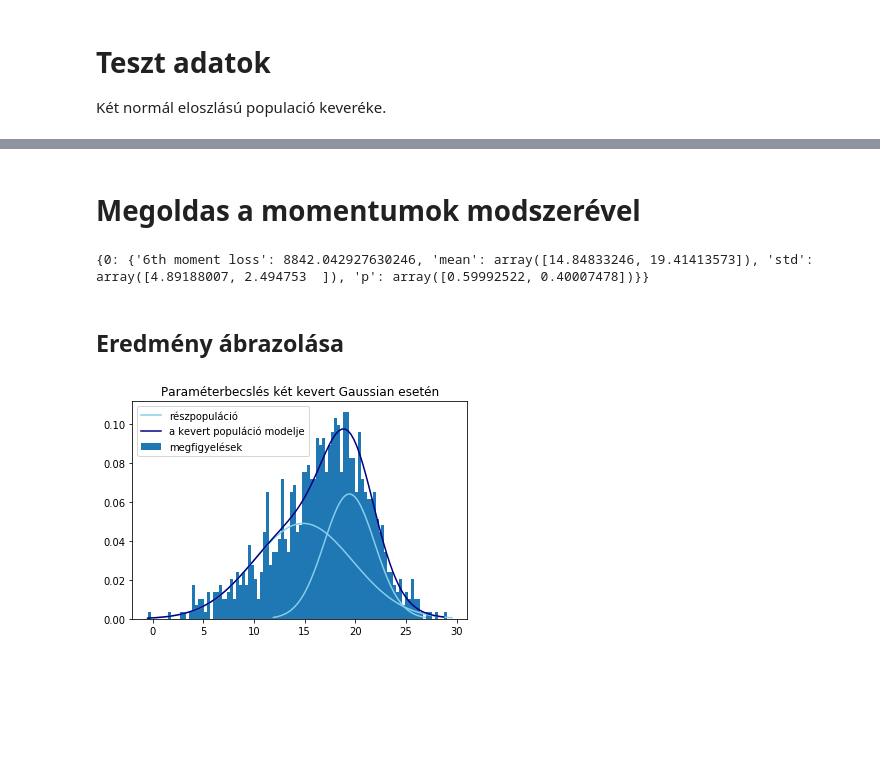
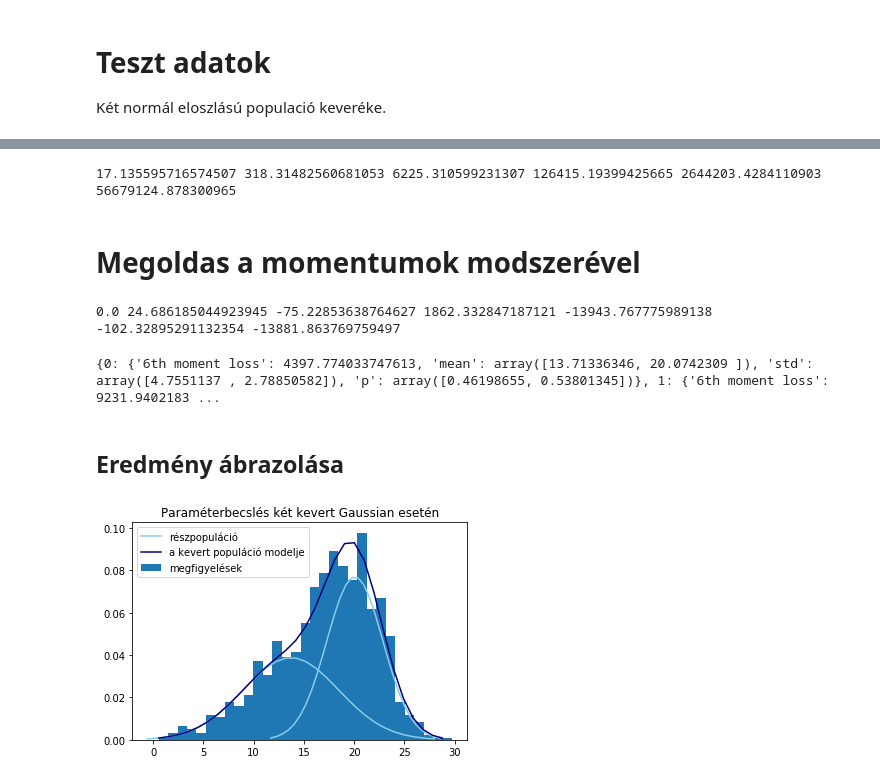
Before and after one commit to sajozsattila/blog, a Jupyter notebook: Karl_Pearson's_crab_data.ipynb, the cells around one changed output, grey strips where cells are left out. Drawn from its saved outputs; the diff is of its cells as text; code cells hidden in the pictures; blank space fills up the shorter version.

```diff
--- a/Karl_Pearson's_crab_data.ipynb
+++ b/Karl_Pearson's_crab_data.ipynb
@@ -11,7 +11,7 @@ n = 1000
 p = 0.6
 
 # mintak az elso populaciobol
-elso_populacio = np.random.normal(19, 3, int(n*p))
+elso_populacio = np.random.normal(20, 3, int(n*p))
 # mintak a masodik populaciobol
 masodik_populacio = np.random.normal(13, 4.5, int(n*(1-p)))
 
@@ -29,6 +51,10 @@ mu3_vesszo = np.divide(np.cumsum( [ o**3 for o in observation ] ), ns)[-1]
 mu4_vesszo = np.divide(np.cumsum( [ o**4 for o in observation ] ), ns)[-1]
 mu5_vesszo = np.divide(np.cumsum( [ o**5 for o in observation ] ), ns)[-1]
 mu6_vesszo = np.divide(np.cumsum( [ o**6 for o in observation ] ), ns)[-1]
+
+print(mu1_vesszo, mu2_vesszo, mu3_vesszo, mu4_vesszo, mu5_vesszo, mu6_vesszo)
+# %% [output]
+17.135595716574507 318.31482560681053 6225.310599231307 126415.19399425665 2644203.4284110903 56679124.878300965
 # %% [markdown]
 # Megoldas a momentumok modszerével
 # %%
@@ -40,6 +66,12 @@ mu4 = mu4_vesszo-4*q*mu3_vesszo+6*q**2*mu2_vesszo-4*q**3*mu1_vesszo+q**4
 mu5 = mu5_vesszo-5*q*mu4_vesszo+10*q**2*mu3_vesszo-10*q**3*mu2_vesszo + 5 *q**4*mu1_vesszo-q**5
 lambda4 = 9*mu2**2-3*mu4
 lambda5 = 30*mu2*mu3-3*mu5
+# %%
+print(mu1, mu2, mu3, mu4, mu5)
+print(lambda4, lambda5)
+# %% [output]
+0.0 24.686185044923945 -75.22853638764627 1862.332847187121 -13943.767775989138
+-102.32895291132354 -13881.863769759497
 # %%
 a2 = -28/24*lambda4
 a3 = 36/24*mu3**2
@@ -55,7 +87,7 @@ x = symbols('x')
 eq = Eq(x**9 + a2*x**7 + a3*x**6 + a4*x**5 + a5*x**4 + a6*x**3 + a7*x**2 + a8*x + a9, 0 )
 sol = solve(eq)
 sol = [ complex(s) for s in sol  ]
-p2 = np.array([ float(s.real) for s in sol if s.imag == 0j and s.real >= -10 and s.real <= 10 ])
+p2 = np.array([ float(s.real) for s in sol if s.imag == 0j and s.real >= -1*(mu1_vesszo-min(observation)) and s.real <= max(observation)-mu1_vesszo ])
 # %%
 p3 = np.divide(
          np.subtract(
@@ -103,7 +135,7 @@ for idx in range(len(p2)):
 
 print(models)
 # %% [output]
-{0: {'6th moment loss': 8842.042927630246, 'mean': array([14.84833246, 19.41413573]), 'std': array([4.89188007, 2.494753  ]), 'p': array([0.59992522, 0.40007478])}}
+{0: {'6th moment loss': 4397.774033747613, 'mean': array([13.71336346, 20.0742309 ]), 'std': array([4.7551137 , 2.78850582]), 'p': array([0.46198655, 0.53801345])}, 1: {'6th moment loss': 9231.9402183 ...
 # %%
 # a legjobb modell indexe
 bestidx = list(models.keys())[0]
@@ -143,7 +175,7 @@ plt.title("Paraméterbecslés két kevert Gaussian esetén")
 
 # bins
 data = observation
-binamount = 100
+binamount = 30
 step = (max(data)-min(data))/binamount
 binslabels = [ min(data)+s*step for s in range(binamount+2) ]
 weights = np.ones_like(data)/float(len(data))
@@ -151,31 +183,31 @@ weights = np.ones_like(data)/float(len(data))
 
 # a részpopulációk modellje
 def drawnormal(mu, sigma, p, label=True):
     x = np.linspace(mu - 3*sigma, mu + 3*sigma, binamount)
     statistical_model =  stats.norm.pdf(
         x,
         mu,
         sigma
     )
     if label:
         plt.plot(x, p*statistical_model, color="skyblue", label="részpopuláció")
     else:
         plt.plot(x, p*statistical_model, color="skyblue")
 
 drawnormal(models[bestidx]['mean'][0], models[bestidx]['std'][0], models[bestidx]['p'][0], label=False)
 drawnormal(models[bestidx]['mean'][1], models[bestidx]['std'][1], models[bestidx]['p'][1])
 
 # a teljes megfigyelt populáció modellje
 x = np.linspace(min(observation), max(observation), binamount)
 final_p = finalmodel.pdf(x)
 plt.plot(x, final_p, color="navy", label="a kevert populáció modelje")
 
 # megfigyelt adatok
 plt.hist(data, density=True, bins = binslabels , weights=weights, label="megfigyelések")
 
 # jelmagyarázat
 plt.legend()
 
 plt.show()
 # %% [output]
-[figure, old version]
+[figure, new version]
```
Also changed, not shown: parts of 1 cell of this notebook.
